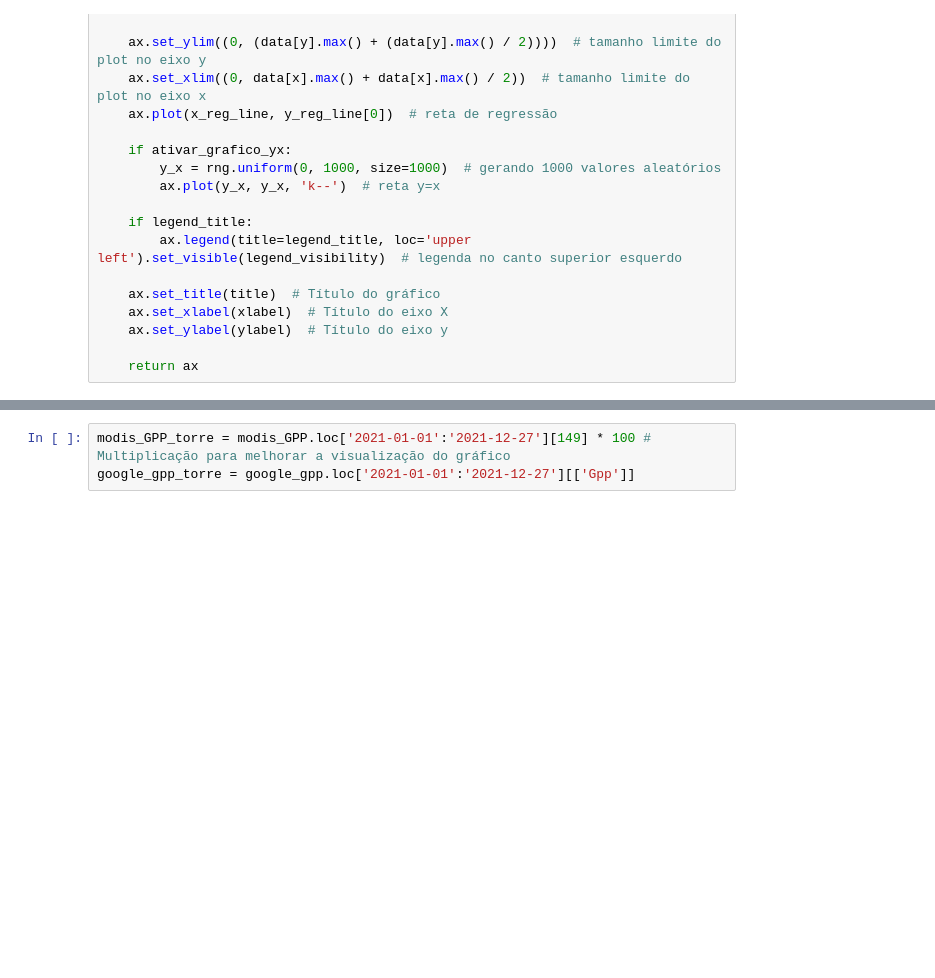
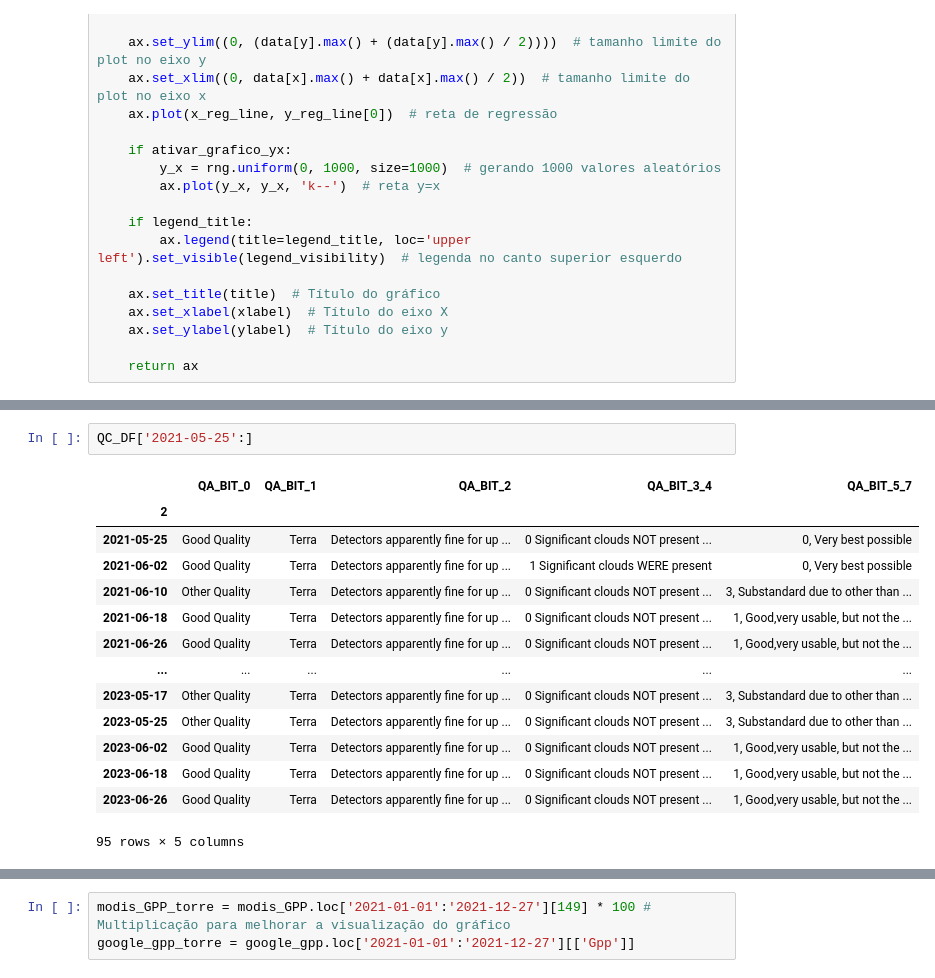
Before and after one commit to albert-santos/remote-sensing, a Jupyter notebook: Jean/Santarem/ComparacaoGoogle.ipynb, the cells around one changed output, grey strips where cells are left out. Saved outputs shown, nothing was run; the diff lists cells and outputs as text; blank space fills up the shorter version.

```diff
--- a/Jean/Santarem/ComparacaoGoogle.ipynb
+++ b/Jean/Santarem/ComparacaoGoogle.ipynb
@@ -103,0 +207,17 @@ tower_NPP = modis_NPP[[149]].copy()
+# %%
+QC_DF['2021-05-25':]
+# %% [output]
+|  | QA_BIT_0 | QA_BIT_1 | QA_BIT_2 | QA_BIT_3_4 | QA_BIT_5_7 |
+| 2 |  |  |  |  |  |
+| 2021-05-25 | Good Quality | Terra | Detectors apparently fine for up ... | 0 Significant clouds NOT present ... | 0, Very best possible |
+| 2021-06-02 | Good Quality | Terra | Detectors apparently fine for up ... | 1 Significant clouds WERE present | 0, Very best possible |
+| 2021-06-10 | Other Quality | Terra | Detectors apparently fine for up ... | 0 Significant clouds NOT present ... | 3, Substandard due to other than ... |
+| 2021-06-18 | Good Quality | Terra | Detectors apparently fine for up ... | 0 Significant clouds NOT present ... | 1, Good,very usable, but not the ... |
+| 2021-06-26 | Good Quality | Terra | Detectors apparently fine for up ... | 0 Significant clouds NOT present ... | 1, Good,very usable, but not the ... |
+| ... | ... | ... | ... | ... | ... |
+| 2023-05-17 | Other Quality | Terra | Detectors apparently fine for up ... | 0 Significant clouds NOT present ... | 3, Substandard due to other than ... |
+| 2023-05-25 | Other Quality | Terra | Detectors apparently fine for up ... | 0 Significant clouds NOT present ... | 3, Substandard due to other than ... |
+| 2023-06-02 | Good Quality | Terra | Detectors apparently fine for up ... | 0 Significant clouds NOT present ... | 1, Good,very usable, but not the ... |
+| 2023-06-18 | Good Quality | Terra | Detectors apparently fine for up ... | 0 Significant clouds NOT present ... | 1, Good,very usable, but not the ... |
+| 2023-06-26 | Good Quality | Terra | Detectors apparently fine for up ... | 0 Significant clouds NOT present ... | 1, Good,very usable, but not the ... |
+95 rows × 5 columns
```
Also changed, not shown: parts of 8 cells of this notebook.
